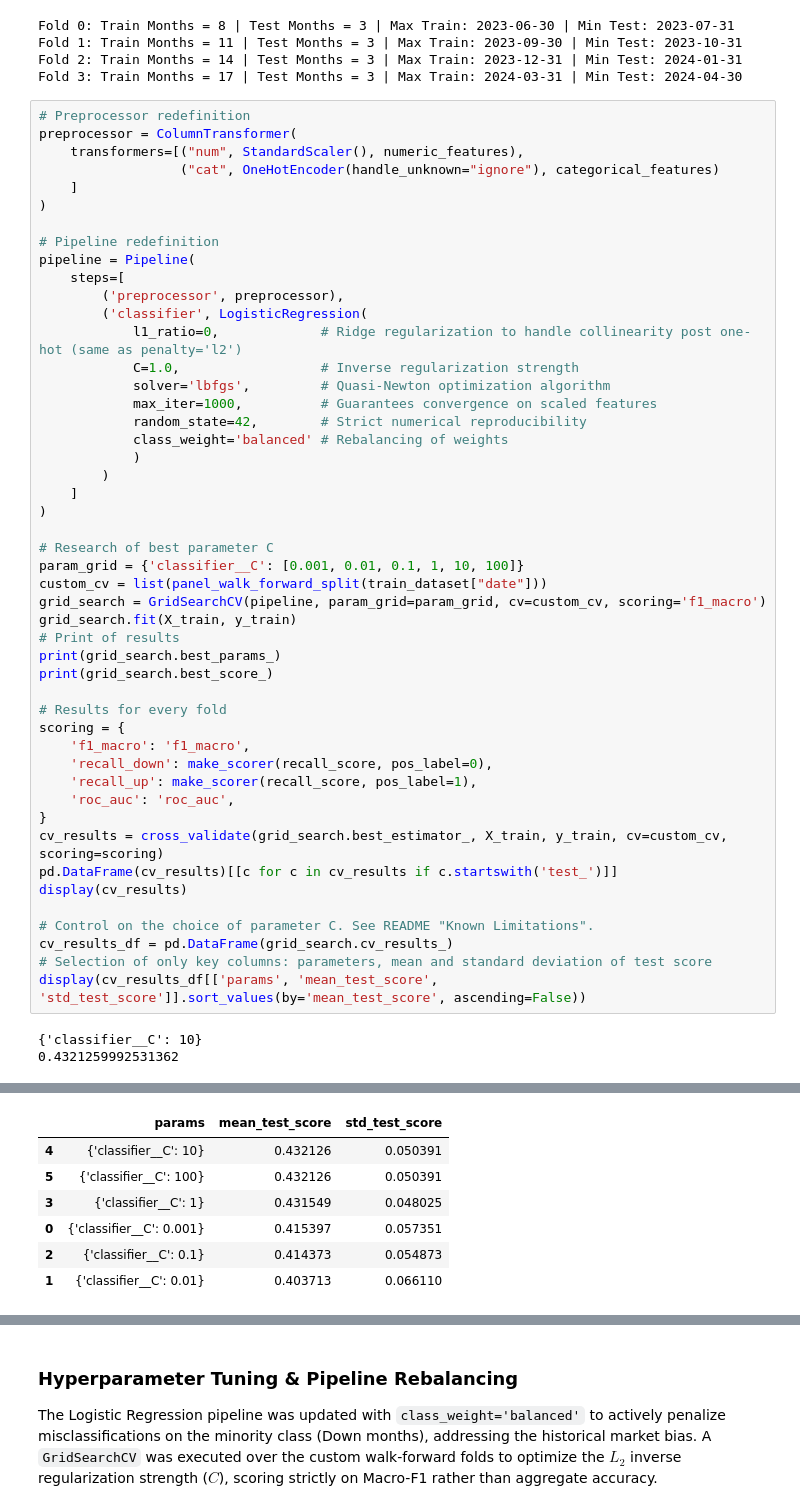
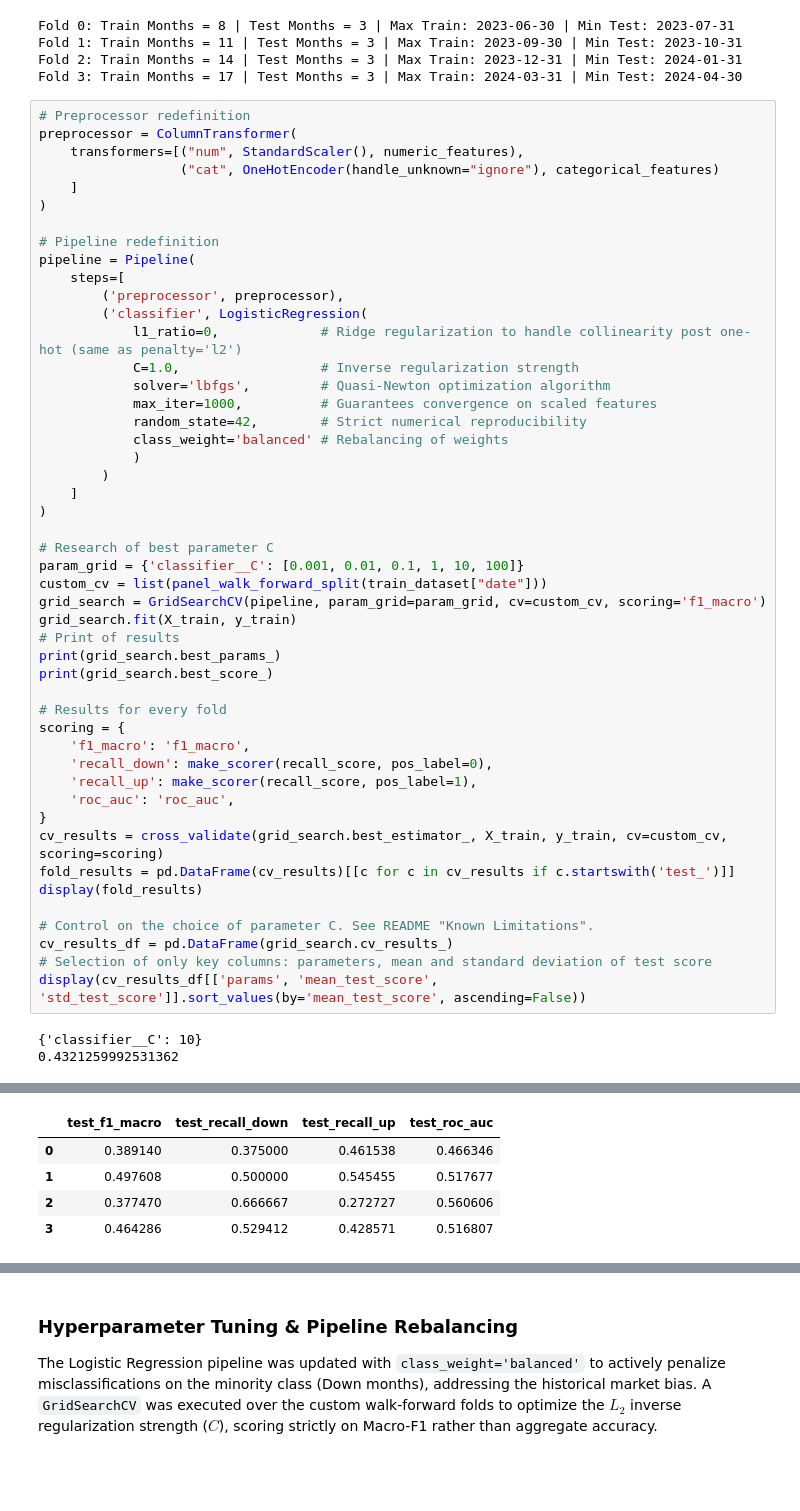
Before and after one commit to niccolo-milano/portfolio-quant-ds, a Jupyter notebook: project02-return-classifier/01_return_classifier.ipynb, the cells around one changed output, grey strips where cells are left out. Cells and saved outputs as stored; diff of their text form; blank space fills up the shorter version.

```diff
--- a/project02-return-classifier/01_return_classifier.ipynb
+++ b/project02-return-classifier/01_return_classifier.ipynb
@@ -267,8 +267,8 @@ scoring = {
     'roc_auc': 'roc_auc',
 }
 cv_results = cross_validate(grid_search.best_estimator_, X_train, y_train, cv=custom_cv, scoring=scoring)
-pd.DataFrame(cv_results)[[c for c in cv_results if c.startswith('test_')]]
-display(cv_results)
+fold_results = pd.DataFrame(cv_results)[[c for c in cv_results if c.startswith('test_')]]
+display(fold_results)
 
 # Control on the choice of parameter C. See README "Known Limitations".
 cv_results_df = pd.DataFrame(grid_search.cv_results_)
@@ -286,7 +280,5 @@ display(cv_results_df[['params', 'mean_test_score', 'std_test_score']].sort_valu
-|  | params | mean_test_score | std_test_score |
-| 4 | {'classifier__C': 10} | 0.432126 | 0.050391 |
-| 5 | {'classifier__C': 100} | 0.432126 | 0.050391 |
-| 3 | {'classifier__C': 1} | 0.431549 | 0.048025 |
-| 0 | {'classifier__C': 0.001} | 0.415397 | 0.057351 |
-| 2 | {'classifier__C': 0.1} | 0.414373 | 0.054873 |
-| 1 | {'classifier__C': 0.01} | 0.403713 | 0.066110 |
+|  | test_f1_macro | test_recall_down | test_recall_up | test_roc_auc |
+| 0 | 0.389140 | 0.375000 | 0.461538 | 0.466346 |
+| 1 | 0.497608 | 0.500000 | 0.545455 | 0.517677 |
+| 2 | 0.377470 | 0.666667 | 0.272727 | 0.560606 |
+| 3 | 0.464286 | 0.529412 | 0.428571 | 0.516807 |
```
Also changed, not shown: parts of 4 cells of this notebook, 3 other files.
